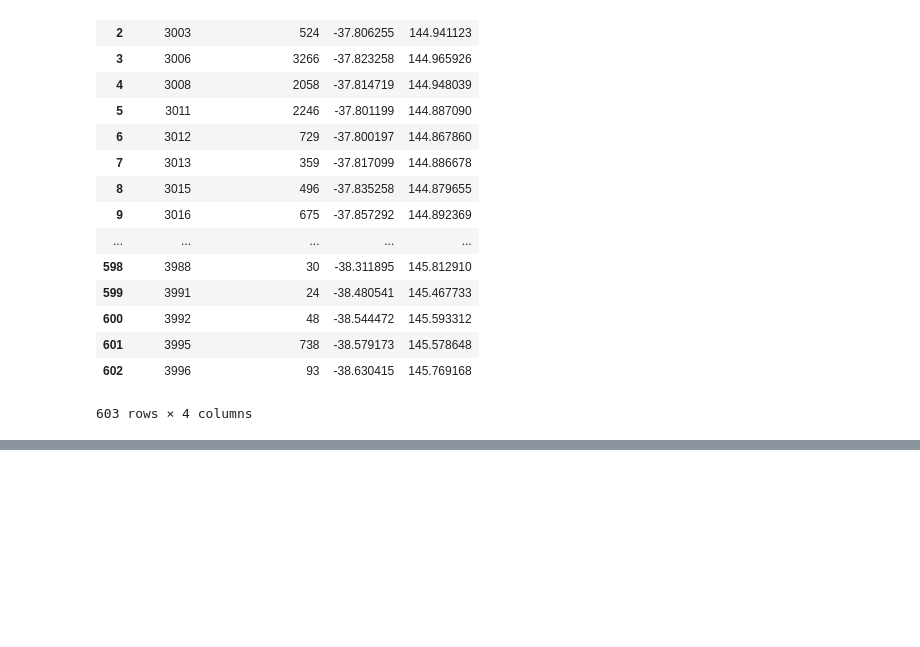
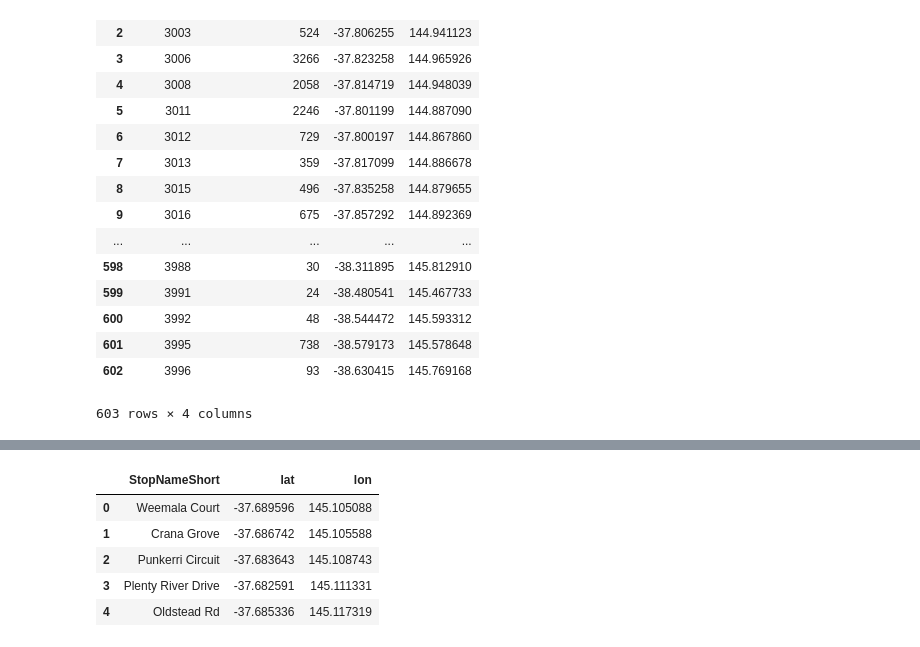
Before and after one commit to tgrrr/melbourne-datathon, a Jupyter notebook: Pandas/CrimeData.ipynb, the cells around one changed output, grey strips where cells are left out. Saved outputs shown, nothing was run; the diff lists cells and outputs as text; code cells hidden in the pictures; blank space fills up the shorter version.

```diff
--- a/Pandas/CrimeData.ipynb
+++ b/Pandas/CrimeData.ipynb
@@ -461,0 +474,10 @@ crime_processed.to_csv('crimes_weighted.csv', index=False)
+# %%
+tram_data_processed = tram_data[['StopNameShort','lat', 'lon']].copy()
+tram_data_processed.head()
+# %% [output]
+|  | StopNameShort | lat | lon |
+| 0 | Weemala Court | -37.689596 | 145.105088 |
+| 1 | Crana Grove | -37.686742 | 145.105588 |
+| 2 | Punkerri Circuit | -37.683643 | 145.108743 |
+| 3 | Plenty River Drive | -37.682591 | 145.111331 |
+| 4 | Oldstead Rd | -37.685336 | 145.117319 |
```
Also changed, not shown: parts of 25 cells of this notebook, 11 other files.
